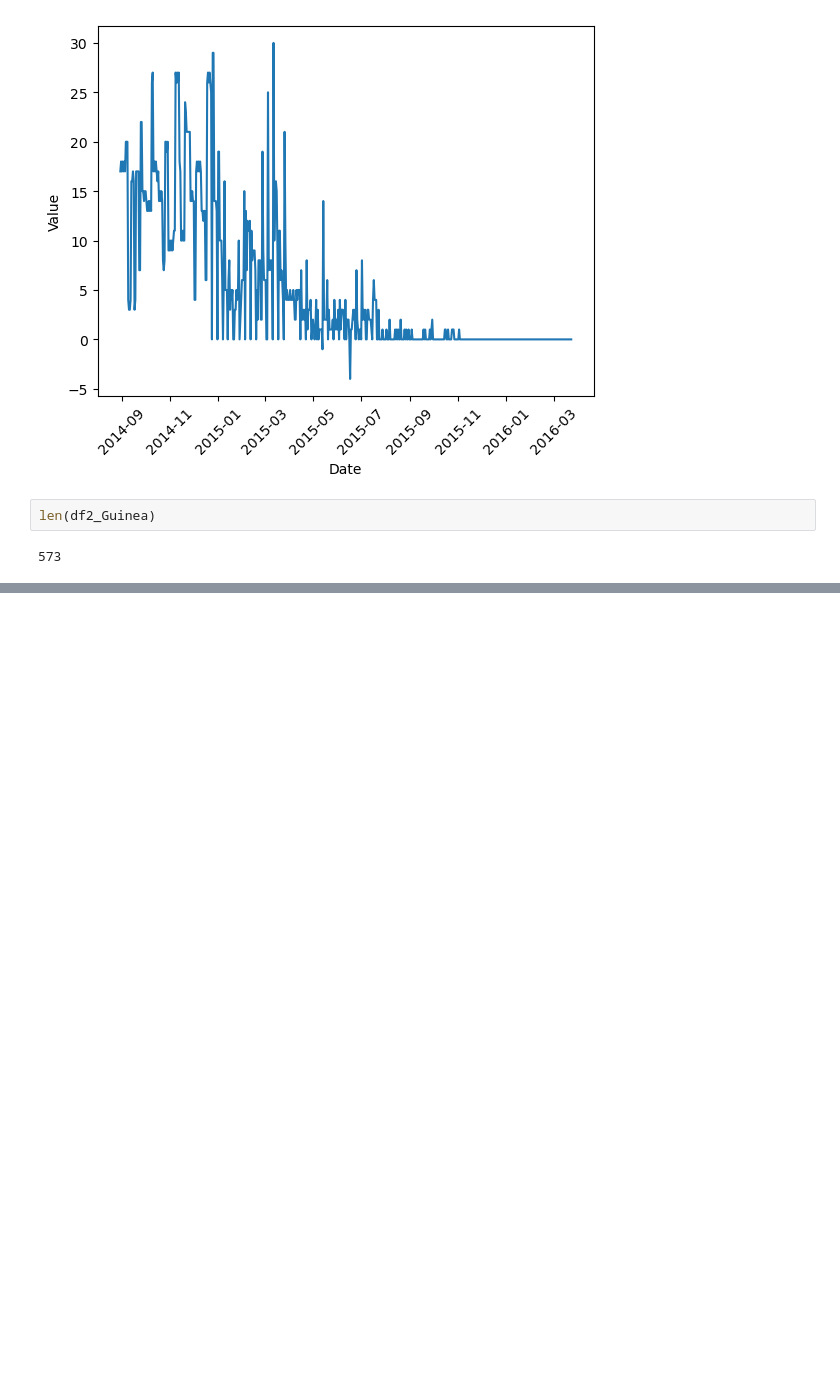
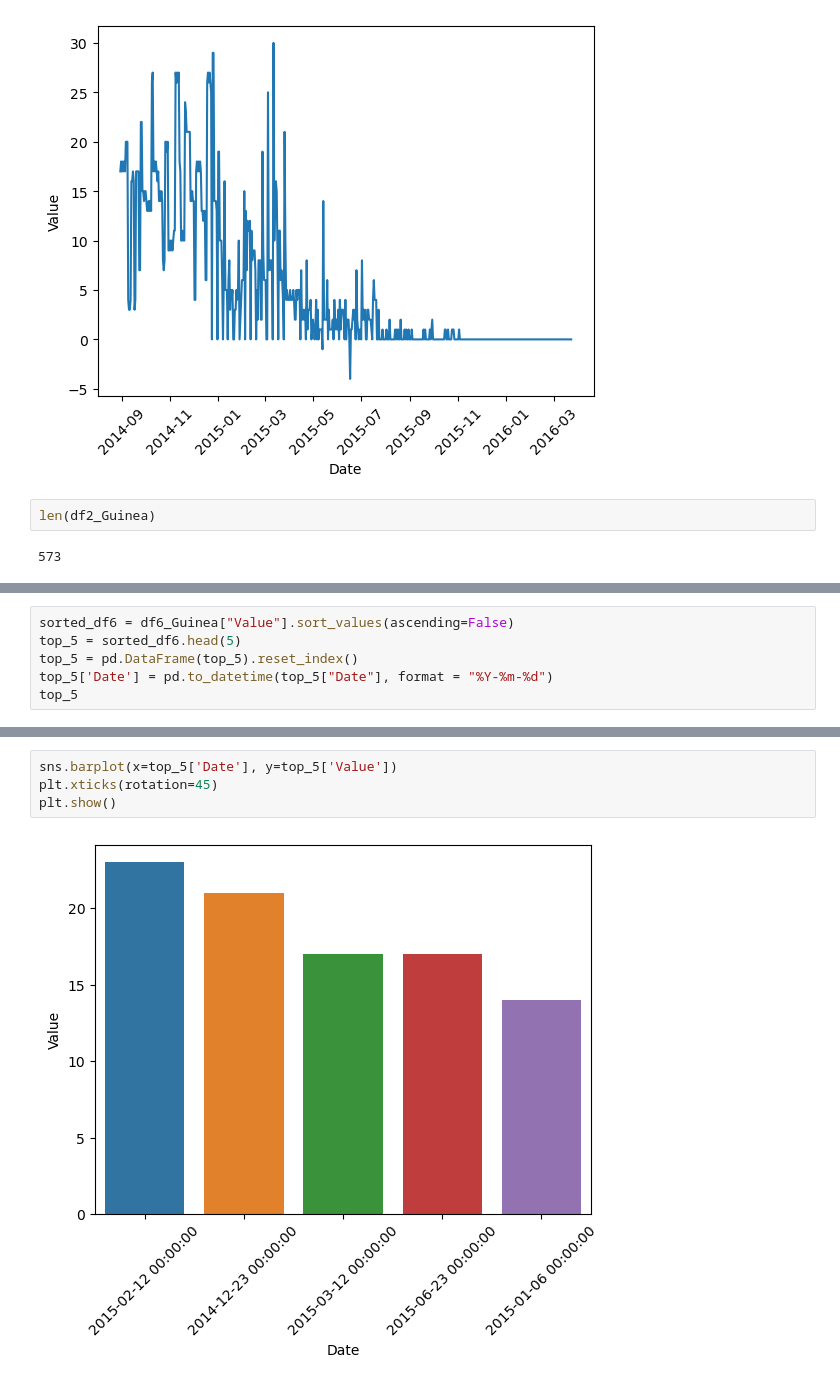
Before and after one commit to rzkynovan/tugas_tsdw, a Jupyter notebook: EDA.ipynb, the cells around one changed output, grey strips where cells are left out. Saved outputs shown, nothing was run; the diff lists cells and outputs as text; blank space fills up the shorter version.

```diff
--- a/EDA.ipynb
+++ b/EDA.ipynb
@@ -313,0 +452,6 @@ len(df2_Guinea)
+# %%
+sorted_df6 = df6_Guinea["Value"].sort_values(ascending=False)
+top_5 = sorted_df6.head(5)
+top_5 = pd.DataFrame(top_5).reset_index()
+top_5['Date'] = pd.to_datetime(top_5["Date"], format = "%Y-%m-%d")
+top_5
@@ -313,0 +465,6 @@ len(df2_Guinea)
+# %%
+sns.barplot(x=top_5['Date'], y=top_5['Value'])
+plt.xticks(rotation=45)
+plt.show()
+# %% [output]
+[figure, added]
```
Also changed, not shown: parts of 14 cells of this notebook.
